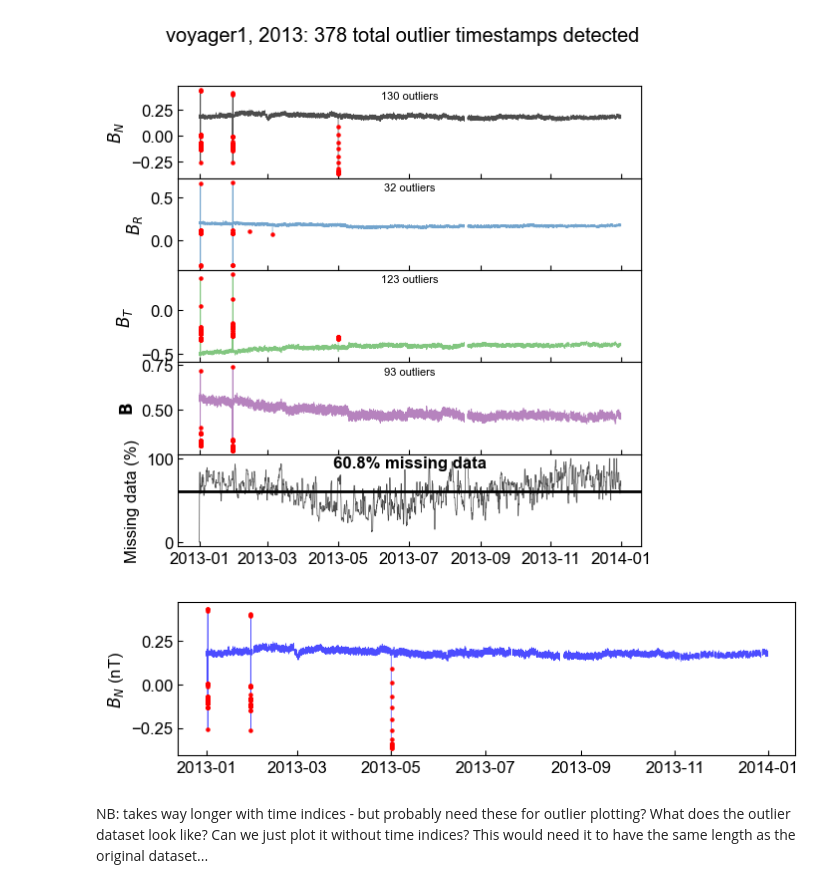
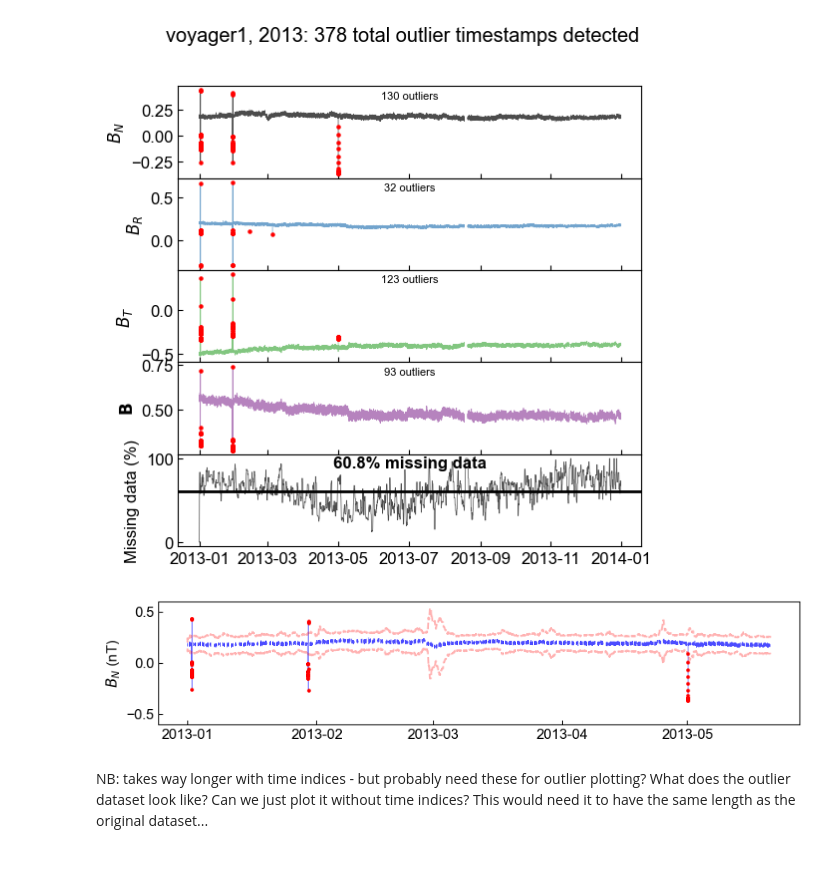
Before and after one commit to daniel-wrench/sf_gap_analysis, a Jupyter notebook: notebooks/voyager_outlier_gap_study.ipynb, the cells around one changed output. Drawn from its saved outputs; the diff is of its cells as text; code cells hidden in the pictures.

```diff
--- a/notebooks/voyager_outlier_gap_study.ipynb
+++ b/notebooks/voyager_outlier_gap_study.ipynb
@@ -223,13 +223,13 @@ plt.show()
 # %%
 # Plot only BN and the missing-data subplot
 comp = "BN"
-fig, ax = plt.subplots(figsize=(8, 2), sharex=True)
+fig, ax = plt.subplots(figsize=(8.5, 2), sharex=True, constrained_layout=True)
 plt.subplots_adjust(hspace=0.05)
 
 color = colors[0]
 
 # Main BN time series with outliers
-ax.plot(df[comp], label="$B_N$", lw=0.5, color="blue", alpha=0.7, zorder=1)
+ax.plot(df[comp][:"2013-05-20"], label="$B_N$", lw=0.5, color="blue", alpha=0.7, zorder=1)
 # ax.text(
 #     0.5,
 #     0.95,
@@ -242,36 +242,58 @@ ax.plot(df[comp], label="$B_N$", lw=0.5, color="blue", alpha=0.7, zorder=1)
 ax.scatter(
     outliers[comp].index,
     outliers[comp],
     color="red",
     label="Outliers",
     marker="o",
     s=5,
     zorder=2,
 )
 ax.set_ylabel("$B_N$ (nT)")
+
+# Add threshold lines
+window_mad = rolling_mad[comp][:"2013-05-20"]
+window_median = rolling_median[comp][:"2013-05-20"]
+upper_bound = window_median + threshold * window_mad
+lower_bound = window_median - threshold * window_mad
+ax.plot(
+    upper_bound.index,
+    upper_bound.values,
+    "r--",
+    alpha=0.3,
+    label=f"Threshold ($\\tilde{{x}}_t \\pm {threshold}\\text{{MAD}}_t^*$)",
+)
+ax.plot(lower_bound.index, lower_bound.values, "r--", alpha=0.3)
+# ax.plot(
+#     window_median.index,
+#     window_median.values,
+#     "g-",
+#     label="Rolling Median ($\\tilde{x}_t$)",
+# )
+
 # ax.legend(fontsize=8, loc="upper left")
 
 # # Missing-data fraction subplot
 # overall_missing = df[comp].isna().sum() / len(df[comp]) * 100
 # ax[1].plot(rolling_missing[comp] * 100, color="black", lw=0.5, alpha=0.7)
 # ax[1].axhline(overall_missing, color="black", lw=2, label="Overall missing data")
 # ax[1].text(
 #     0.5,
 #     0.85,
 #     f"{overall_missing:.1f}% missing data",
 #     transform=ax[1].transAxes,
 #     weight="bold",
 #     horizontalalignment="center",
 # )
 # ax[1].set_ylabel("Missing data (%)")
 
 # fig.suptitle(
 #     f"{spacecraft}, {year}: {len(all_outlier_times)} total outlier timestamps detected"
 # )
-
-plt.savefig(f"../results/cleaning/outliers_{spacecraft}_{year}_BN_only.png", dpi=300)
+ax.set_ylim([-0.6, 0.6])
+plt.tight_layout()
+plt.savefig(f"../results/cleaning/outliers_{spacecraft}_{year}_BN_only.png", dpi=300, bbox_inches='tight')
 # %% [output]
-[figure, old version]
+[figure, new version]
 # %% [markdown]
 NB: takes way longer with time indices - but probably need these for outlier plotting? What does the outlier dataset look like? Can we just plot it without time indices? This would need it to have the same length as the original dataset...
 # %% [markdown]
```
Also changed, not shown: parts of 1 cell of this notebook.
